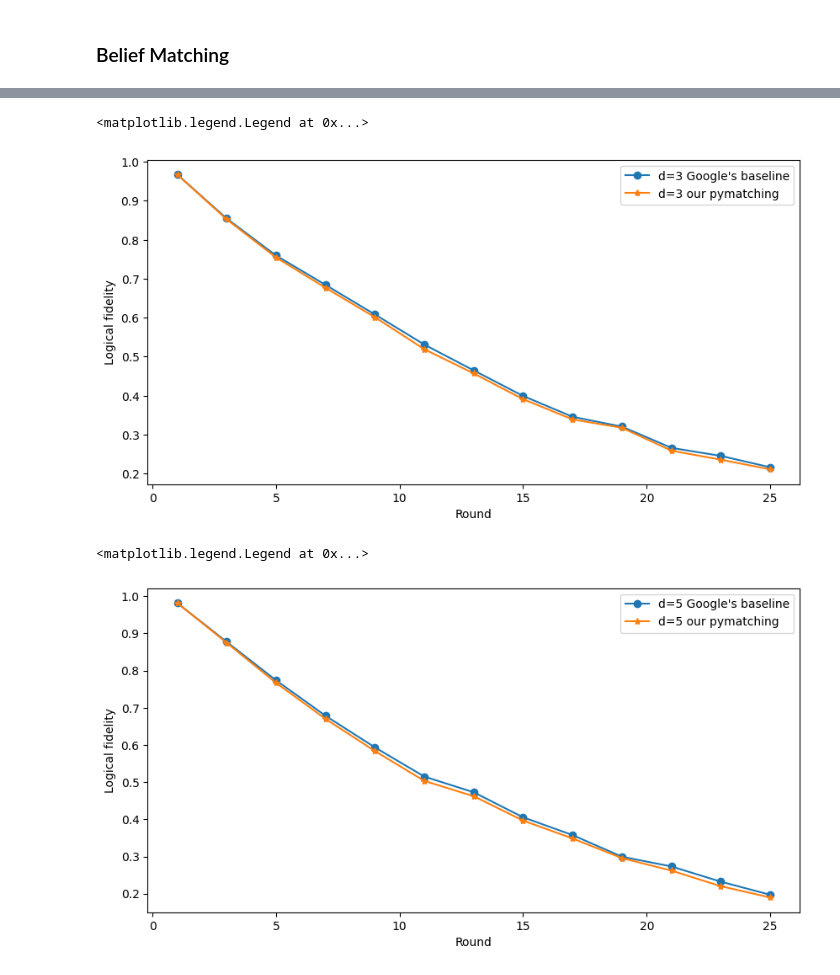
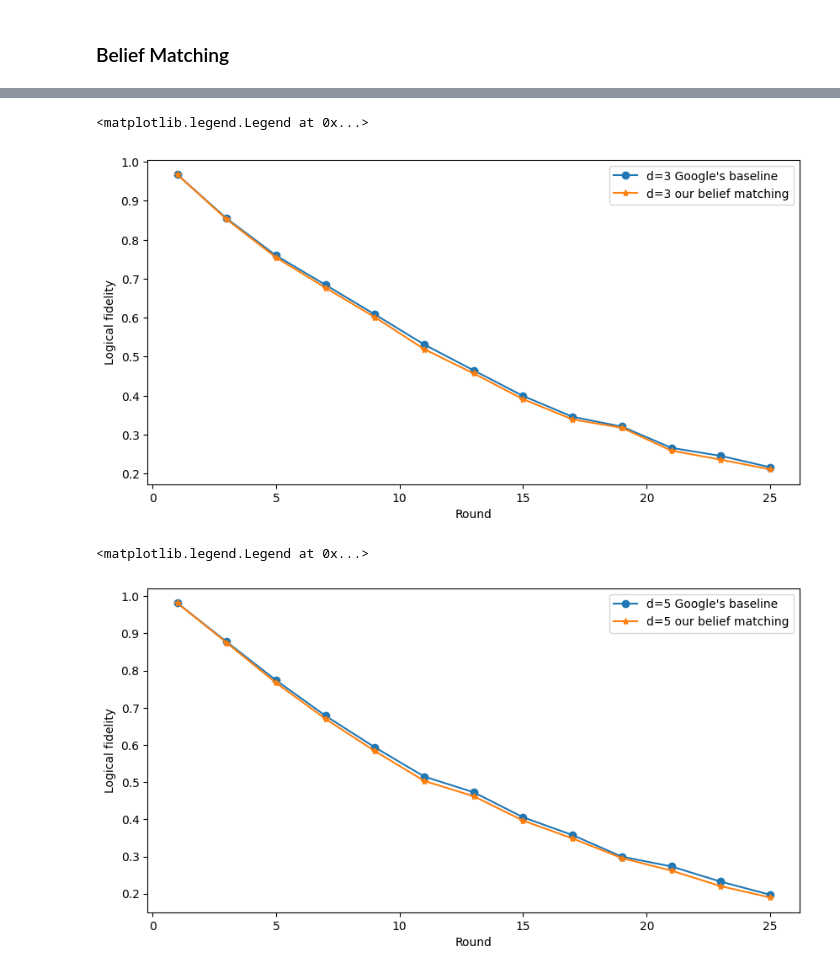
Before and after one commit to inmzhang/decoder_accuracy_benchmark, a Jupyter notebook: benchmark.ipynb, the cells around one changed output, grey strips where cells are left out. Cells and saved outputs as stored; diff of their text form; code cells hidden in the pictures.

Commit message:
fix some label typo

```diff
--- a/benchmark.ipynb
+++ b/benchmark.ipynb
@@ -146,20 +149,20 @@ surface_code_bX_d3_r25_center_5_7 takes 6.30s
 # %%
 fig, ax = plt.subplots(figsize=(10, 5))
 ax.plot(all_rounds, d3_baseline["belief_matching"], label="d=3 Google's baseline", marker='o')
-ax.plot(all_rounds, beliefmatching_fidelities_d3, label="d=3 our pymatching", marker='*')
+ax.plot(all_rounds, beliefmatching_fidelities_d3, label="d=3 our belief matching", marker='*')
 ax.set_xlabel("Round")
 ax.set_ylabel("Logical fidelity")
 ax.legend()
 # %% [output]
 <matplotlib.legend.Legend at 0x...>
-[figure, old version]
+[figure, new version]
 # %%
 fig, ax = plt.subplots(figsize=(10, 5))
 ax.plot(all_rounds, d5_baseline["belief_matching"], label="d=5 Google's baseline", marker='o')
-ax.plot(all_rounds, beliefmatching_fidelities_d5, label="d=5 our pymatching", marker='*')
+ax.plot(all_rounds, beliefmatching_fidelities_d5, label="d=5 our belief matching", marker='*')
 ax.set_xlabel("Round")
 ax.set_ylabel("Logical fidelity")
 ax.legend()
 # %% [output]
 <matplotlib.legend.Legend at 0x...>
-[figure, old version]
+[figure, new version]
```
Also changed, not shown: parts of 2 cells of this notebook.
